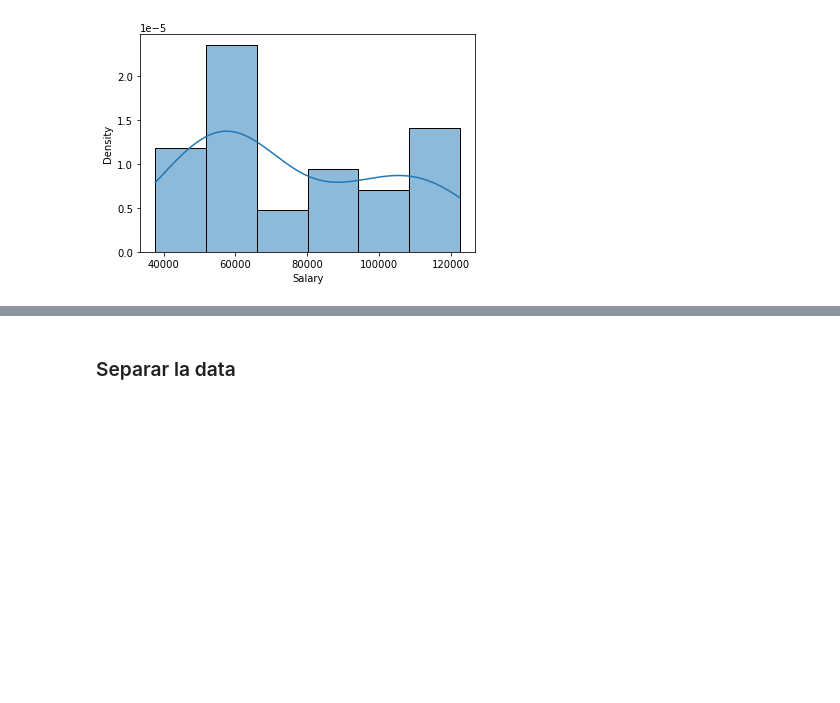
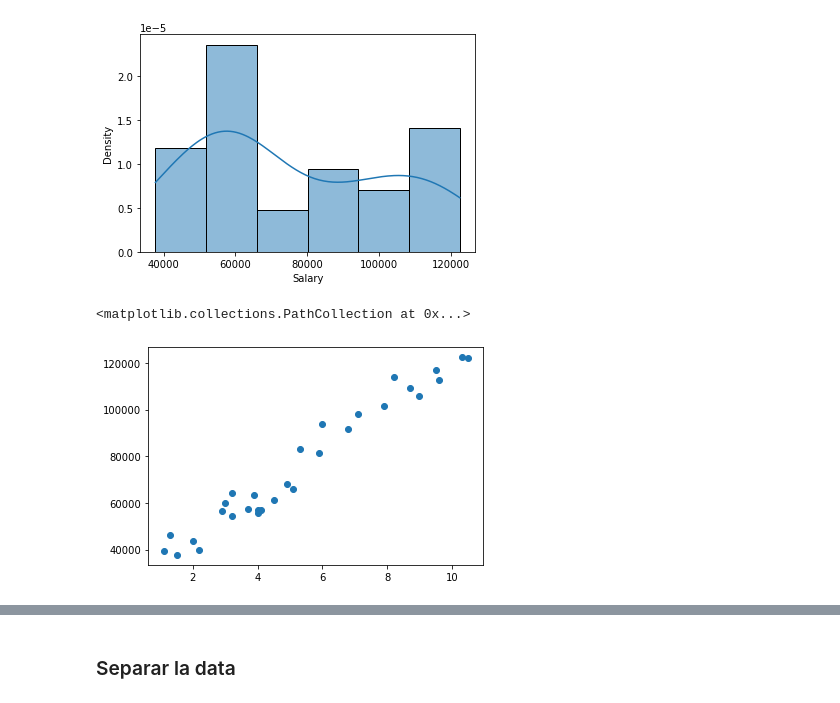
Before and after one commit to carlos-paezf/ML_Python, a Jupyter notebook: Primer_Corte/P1T8_S1_Evaluacion.ipynb, the cells around one changed output, grey strips where cells are left out. Drawn from its saved outputs; the diff is of its cells as text; code cells hidden in the pictures; blank space fills up the shorter version.

```diff
--- a/Primer_Corte/P1T8_S1_Evaluacion.ipynb
+++ b/Primer_Corte/P1T8_S1_Evaluacion.ipynb
@@ -115,3 +115,10 @@ sns.histplot(salary['Salary'], kde=True, stat='density')
 # %% [output]
 <AxesSubplot:xlabel='Salary', ylabel='Density'>
 [figure]
+# %%
+x = salary['YearsExperience']
+y = salary['Salary']
+plt.scatter(x, y)
+# %% [output]
+<matplotlib.collections.PathCollection at 0x...>
+[figure, added]
```
Also changed, not shown: parts of 16 cells of this notebook.
